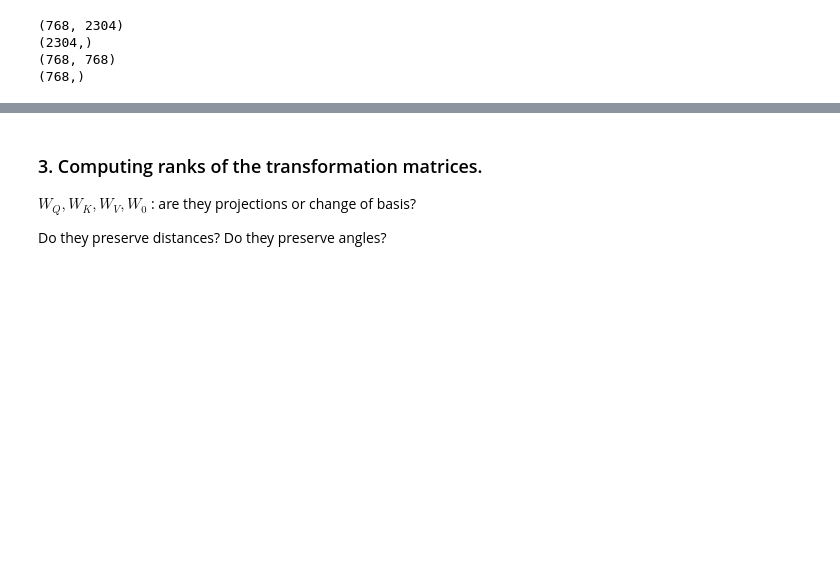
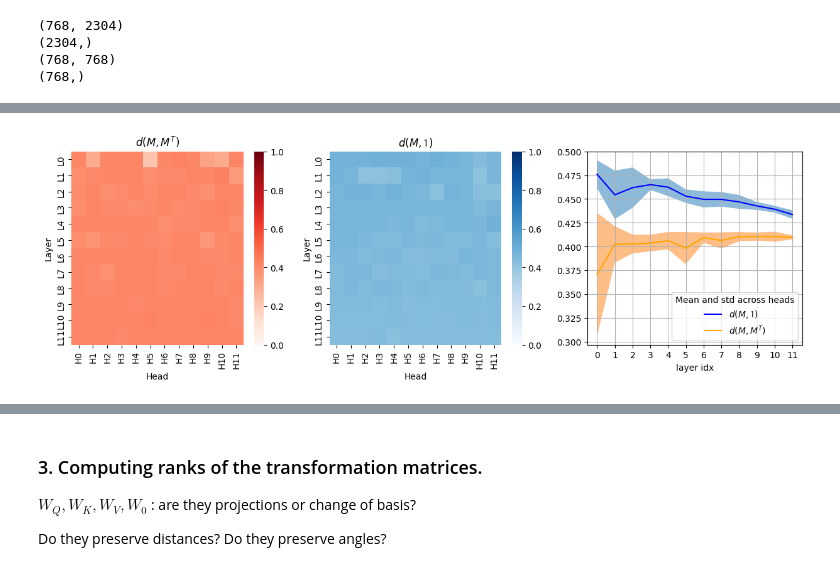
Before and after one commit to miriamzara/LCP_B_GPT2, a Jupyter notebook: FINAL_NOTEBOOK(S)/2_mh_attention.ipynb, the cells around one changed output, grey strips where cells are left out. Saved outputs shown, nothing was run; the diff lists cells and outputs as text; code cells hidden in the pictures; blank space fills up the shorter version.

```diff
--- a/FINAL_NOTEBOOK(S)/2_mh_attention.ipynb
+++ b/FINAL_NOTEBOOK(S)/2_mh_attention.ipynb
@@ -333,0 +271,39 @@ axs[2].grid()
+# %%
+import matplotlib.pyplot as plt
+import seaborn as sns
+
+# Set aesthetic
+
+fig, axs = plt.subplots(nrows = 1, ncols = 3, figsize = (15, 4))
+
+def plot_heatmap(data, ax, title, cmap="viridis"):
+    sns.heatmap(data,ax = ax, annot=False, cmap=cmap, cbar=True,
+                     xticklabels=[f"H{h}" for h in range(num_heads)],
+                     yticklabels=[f"L{l}" for l in range(layer_max)], vmin = 0, vmax = 1)
+    ax.set_xlabel("Head")
+    ax.set_ylabel("Layer")
+    ax.set_title(title)
+
+# Visualizations
+plot_heatmap(dist_T_scaled, axs[0], r"$d(M,M^T)$", cmap="Reds")
+plot_heatmap(dist_id_scaled, axs[1], r"$d(M, \mathcal{1})$", cmap="Blues")
+
+
+
+mean = np.mean(dist_id_scaled, axis = 1)
+std = np.std(dist_id_scaled, axis = 1)
+axs[2].plot(np.arange(0, layer_max ), mean, color= "blue", label = r"$ d(M, \mathcal{1})$")
+axs[2].fill_between(np.arange(0, layer_max ), y1 = mean - std, alpha = 0.5, y2 = mean + std)
+
+
+mean = np.mean(dist_T_scaled, axis = 1)
+std = np.std(dist_T_scaled, axis = 1)
+axs[2].plot(np.arange(0, layer_max ), mean, color = "orange", label = r"$ d(M, M^T)$")
+axs[2].fill_between(np.arange(0, layer_max), y1 = mean - std, alpha = 0.5, y2 = mean + std)
+
+axs[2].set_xlabel("layer idx")
+axs[2].set_xticks(np.arange(0, 12))
+axs[2].legend(title = "Mean and std across heads")
+axs[2].grid()
+# %% [output]
+[figure, added]
```
Also changed, not shown: parts of 12 cells of this notebook, 2 other files.
